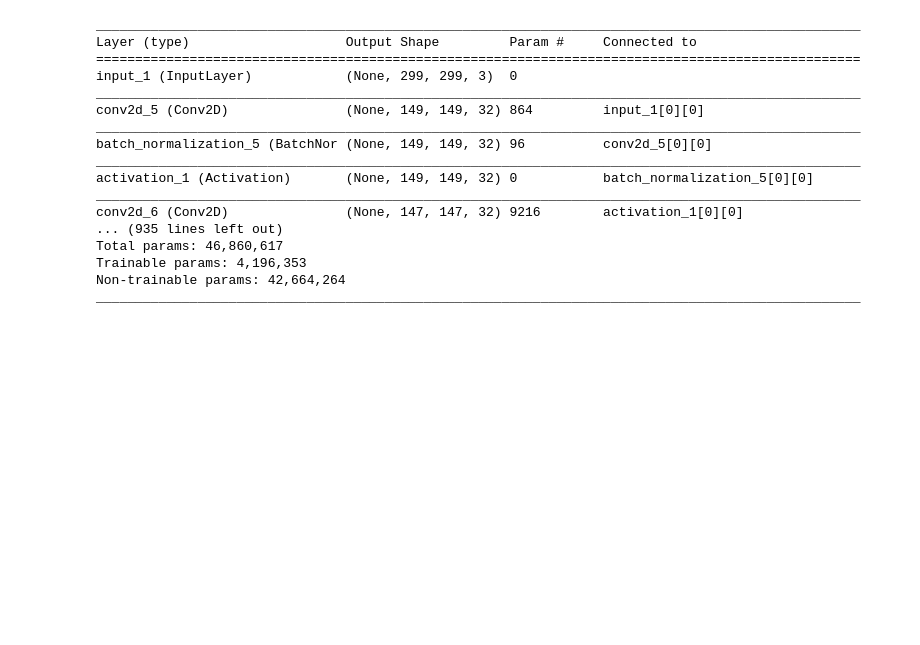
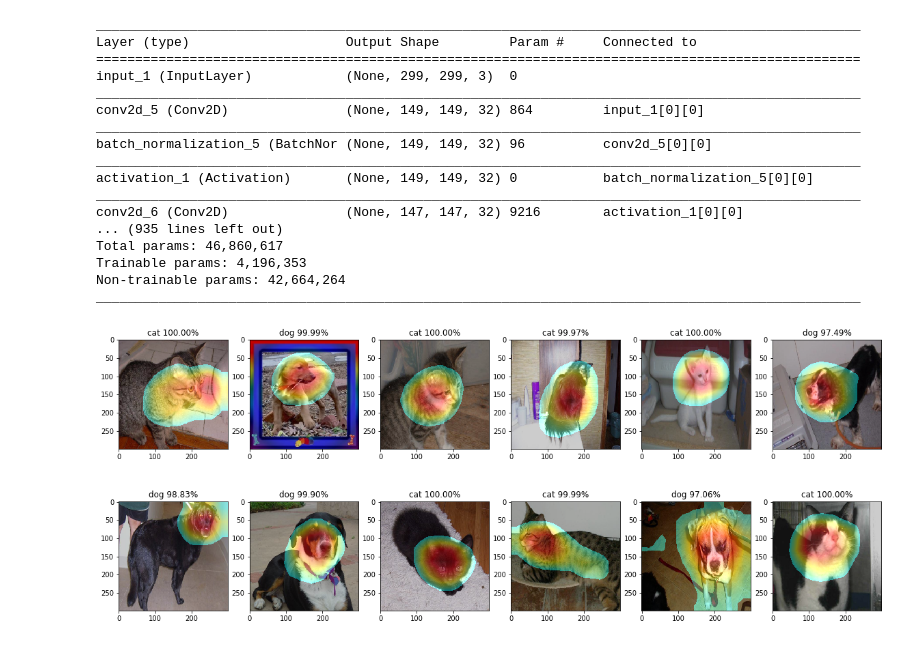
Before and after one commit to rover9632/dogs_vs_cats, a Jupyter notebook: pretrain_kr.ipynb, the cells around one changed output. Cells and saved outputs as stored; diff of their text form; code cells hidden in the pictures; blank space fills up the shorter version.

```diff
--- a/pretrain_kr.ipynb
+++ b/pretrain_kr.ipynb
@@ -262,33 +258,35 @@ weight2 = model.get_layer('dense_2').get_weights()[0]
 # %%
 inds = np.random.randint(len(x_test_ori),size=12)
 x_ori_examples = x_test_ori[inds]
 x_examples = x_test[inds]
-y_examples = preds[inds]
+y_examples = preds[:,0][inds]
 
 preds_m1 = m1.predict(x_examples)
 preds_m2 = m2.predict(x_examples)
 
 cams1 = np.matmul(np.matmul(preds_m1, weight1[:2048]), weight2)
 cams2 = np.matmul(np.matmul(preds_m2, weight1[2048:]), weight2)
 
 fig = plt.figure(figsize=(20,8))
 
 for i, (img, cam1, cam2, cls) in enumerate(zip(x_ori_examples, cams1, cams2, y_examples)):
 
     a = fig.add_subplot(2, 6, i+1)
 
-    cam1 = cv2.resize(cam1, dsize=(299,299))
-    cam2 = cv2.resize(cam2, dsize=(299,299))
+    cam1 = cv2.resize((cls-0.5)*cam1, dsize=(299, 299))
+    cam2 = cv2.resize((cls-0.5)*cam2, dsize=(299, 299))
     cam = cam1 + cam2
 
     cam = (cam - cam.min()) / (cam.max() - cam.min()) * 255
     cam = cam.astype(np.uint8)
     heatmap = cv2.applyColorMap(cam, cv2.COLORMAP_JET)
-    heatmap[cam < 64] = 0
+    heatmap[cam < 96] = 0
 
     out = cv2.addWeighted(img, 0.8, heatmap, 0.4, 0)
 
     a.set_title('dog {:.2f}%'.format(cls*100) if cls>0.5 else 'cat {:.2f}%'.format((1-cls)*100))
     plt.imshow(out[:,:,::-1])
 
 plt.show()
+# %% [output]
+[figure, added]
```
Also changed, not shown: parts of 6 cells of this notebook, 1 other file.
